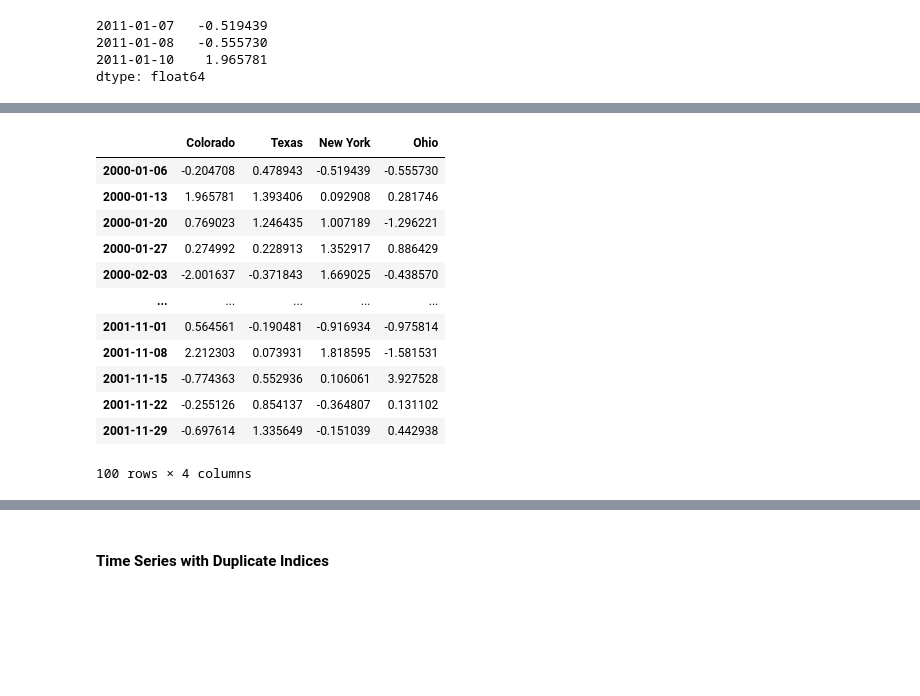
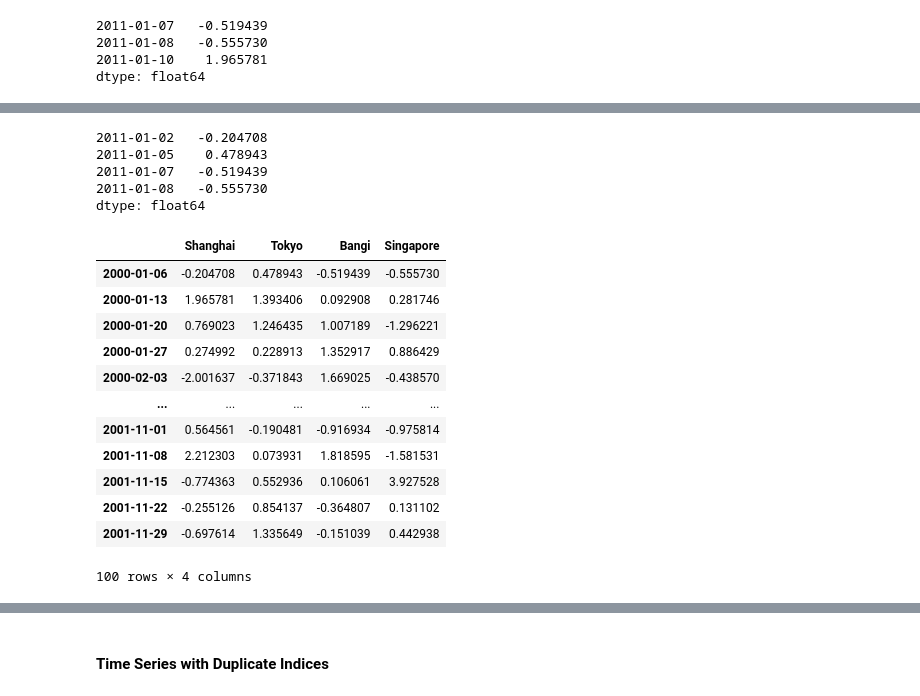
Before and after one commit to azrazainol/DS-Week-13, a Jupyter notebook: Data_Science_Week_13.ipynb, the cells around one changed output, grey strips where cells are left out. Drawn from its saved outputs; the diff is of its cells as text; code cells hidden in the pictures; blank space fills up the shorter version.

```diff
--- a/Data_Science_Week_13.ipynb
+++ b/Data_Science_Week_13.ipynb
@@ -376,20 +372,37 @@ dtype: float64
-# %%
-# Another example - DataFrame timestamp
-# Refer to the calendar
-rng = np.random.RandomState(12345)
-# %% [output]
-|  | Colorado | Texas | New York | Ohio |
-| 2000-01-06 | -0.204708 | 0.478943 | -0.519439 | -0.555730 |
-| 2000-01-13 | 1.965781 | 1.393406 | 0.092908 | 0.281746 |
-| 2000-01-20 | 0.769023 | 1.246435 | 1.007189 | -1.296221 |
-| 2000-01-27 | 0.274992 | 0.228913 | 1.352917 | 0.886429 |
-| 2000-02-03 | -2.001637 | -0.371843 | 1.669025 | -0.438570 |
-| ... | ... | ... | ... | ... |
-| 2001-11-01 | 0.564561 | -0.190481 | -0.916934 | -0.975814 |
-| 2001-11-08 | 2.212303 | 0.073931 | 1.818595 | -1.581531 |
-| 2001-11-15 | -0.774363 | 0.552936 | 0.106061 | 3.927528 |
-| 2001-11-22 | -0.255126 | 0.854137 | -0.364807 | 0.131102 |
-| 2001-11-29 | -0.697614 | 1.335649 | -0.151039 | 0.442938 |
-100 rows × 4 columns
+# %%
+# truncate
+# when to end the date (dont want dates after 2011-01-09)
+ts.truncate(after = "2011-01-09")
+# %% [output]
+2011-01-02   -0.204708
+2011-01-05    0.478943
+2011-01-07   -0.519439
+2011-01-08   -0.555730
+dtype: float64
+# %%
+# Another example - DataFrame timestamp
+# Refer to the calendar
+rng = np.random.RandomState(12345)
+
+# Dates (W-THU = weekly data starting on the first thursday from the specified date (2000-01-01))
+dates = pd.date_range("2000-01-01", periods = 100, freq = "W-THU")
+
+# Create a data frame
+long_df = pd.DataFrame(rng.standard_normal((100, 4)), index = dates, columns = ["Shanghai", "Tokyo", "Bangi", "Singapore"])
+long_df
+# %% [output]
+|  | Shanghai | Tokyo | Bangi | Singapore |
+| 2000-01-06 | -0.204708 | 0.478943 | -0.519439 | -0.555730 |
+| 2000-01-13 | 1.965781 | 1.393406 | 0.092908 | 0.281746 |
+| 2000-01-20 | 0.769023 | 1.246435 | 1.007189 | -1.296221 |
+| 2000-01-27 | 0.274992 | 0.228913 | 1.352917 | 0.886429 |
+| 2000-02-03 | -2.001637 | -0.371843 | 1.669025 | -0.438570 |
+| ... | ... | ... | ... | ... |
+| 2001-11-01 | 0.564561 | -0.190481 | -0.916934 | -0.975814 |
+| 2001-11-08 | 2.212303 | 0.073931 | 1.818595 | -1.581531 |
+| 2001-11-15 | -0.774363 | 0.552936 | 0.106061 | 3.927528 |
+| 2001-11-22 | -0.255126 | 0.854137 | -0.364807 | 0.131102 |
+| 2001-11-29 | -0.697614 | 1.335649 | -0.151039 | 0.442938 |
+100 rows × 4 columns
 # %%
 # indexing - using loc method
```
Also changed, not shown: parts of 41 cells of this notebook.
